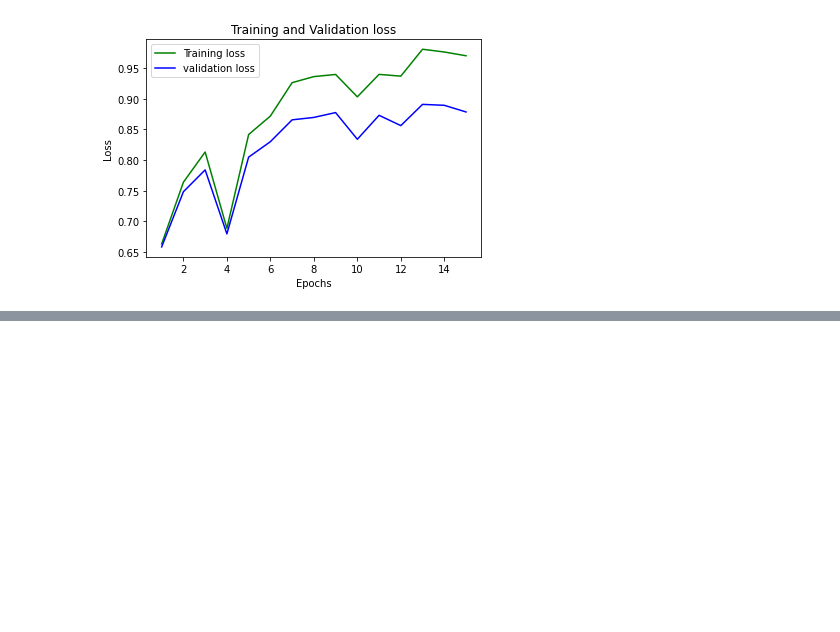
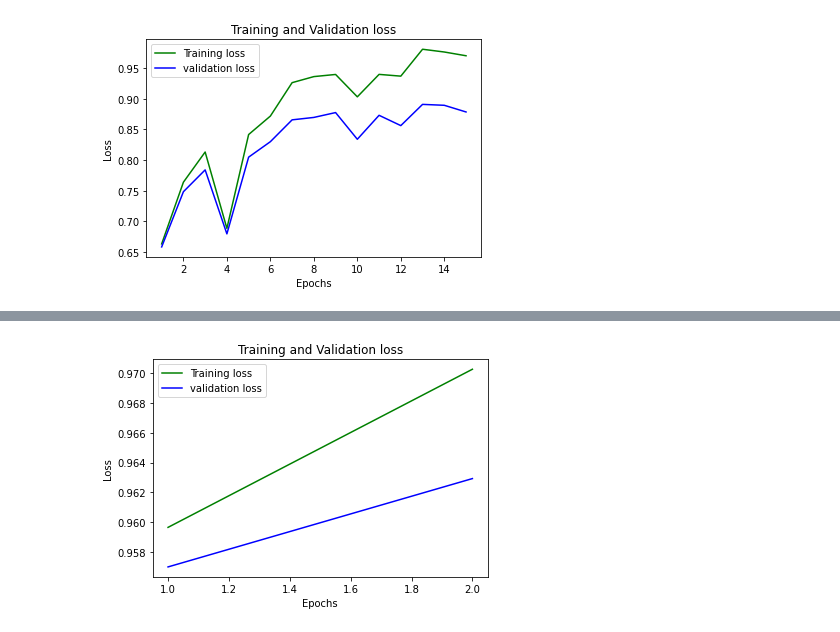
Before and after one commit to tokyo-s/Different_projects, a Jupyter notebook: catdogs/Untitled.ipynb, the cells around one changed output, grey strips where cells are left out. Cells and saved outputs as stored; diff of their text form; code cells hidden in the pictures; blank space fills up the shorter version.

```diff
--- a/catdogs/Untitled.ipynb
+++ b/catdogs/Untitled.ipynb
@@ -337,14 +355,14 @@ model = models.resnet50(pretrained=True)
 for param in model.parameters():
     param.requires_grad = False
 
-model.fc = nn.Linear(model.fc.in_features, 1)
+model.fc = nn.Sequential(OrderedDict([('conv1', nn.Linear(nr_feat, 1)),('relu1', nn.Sigmoid())]))
 model = model.to(DEVICE)
 
 optimizer = optim.Adam(model.parameters(),lr=learning_rate)
 loss_fn = nn.BCEWithLogitsLoss()
 
 training_loop(
-    n_epochs=10,
+    n_epochs=2,
     optimizer=optimizer,
     model = model,
     loss_fn = loss_fn,
@@ -352,3 +370,4 @@ training_loop(
     train_loader=train_loader,
     val_loader = test_loader
 )
+# %% [output]
@@ -354,0 +376 @@ training_loop(
+[figure, added]
```
Also changed, not shown: parts of 4 cells of this notebook.
